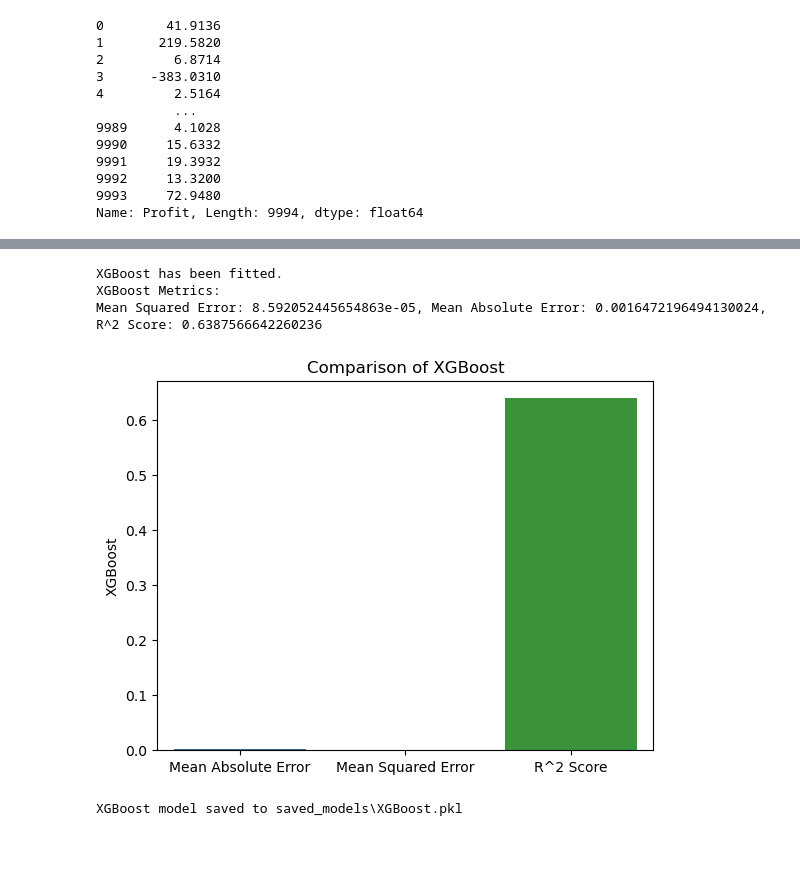
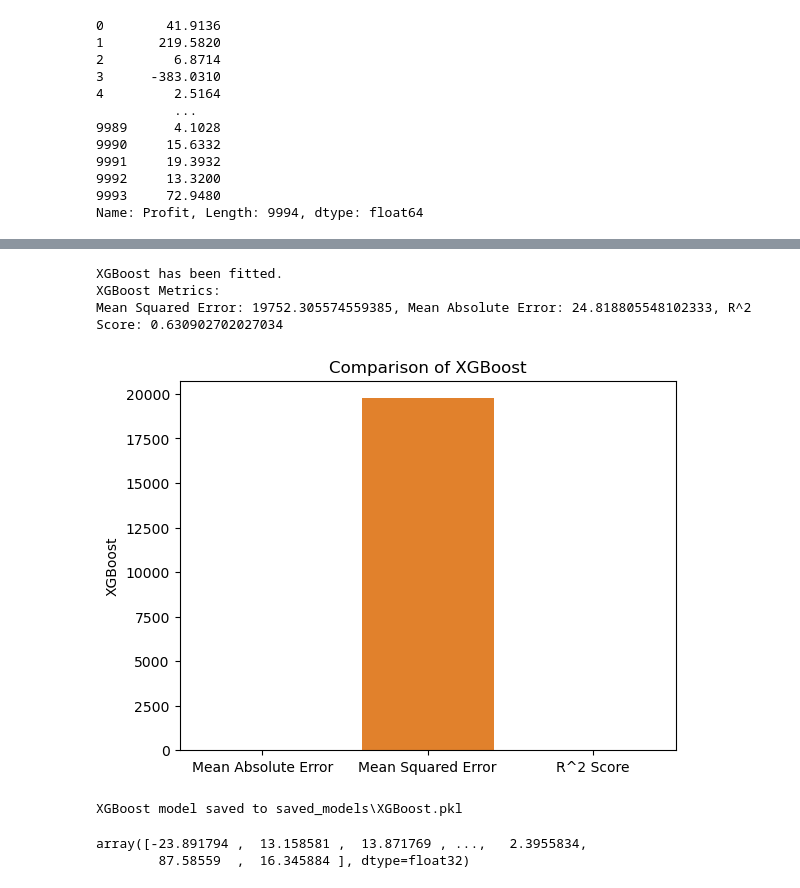
Before and after one commit to samietex/Streamlit_Tutorial, a Jupyter notebook: SuperStore/sales.ipynb, the cells around one changed output, grey strips where cells are left out. Cells and saved outputs as stored; diff of their text form; code cells hidden in the pictures; blank space fills up the shorter version.

```diff
--- a/SuperStore/sales.ipynb
+++ b/SuperStore/sales.ipynb
@@ -151,4 +154,11 @@ def encoder(df):
             lb = LabelEncoder()
             df[i] = lb.fit_transform(df[i])
             encoders[i] = lb  # Store the encoder
+
+    save_label_encoders(encoders)
+
     return df, encoders
+
+def save_label_encoders(encoders, directory='.'):
+    for col, lb in encoders.items():
+        joblib.dump(lb, os.path.join(directory, f'{col}_encoder.pkl'))
@@ -251,12 +364,16 @@ import xgboost as xgb
 from sklearn.preprocessing import MinMaxScaler
 
 class Models:
-    def __init__(self, data, target, encoders):
+    def __init__(self, x, target, encoders):
         self.encoders = encoders
-        x = data.drop(target, axis=1)
-        y = data[target]
+        self.x = x
+        self.y = target
+        #x = data.drop(target, axis=1)
+        #y = data[target]
 
-        self.x_train, self.x_test, self.y_train, self.y_test = train_test_split(x, y, test_size=0.3, random_state=42)
+
+
+        self.x_train, self.x_test, self.y_train, self.y_test = train_test_split(self.x, self.y, test_size=0.3, random_state=42)
 
         self.models = {
             'XGBoost': xgb.XGBRegressor(use_label_encoder=False)
@@ -277,62 +394,54 @@ class Models:
             r2 = r2_score(self.y_test, predictions)
 
             # Inverse scaling for target variable
-            inverse_scaled_predictions = self.inverse_scale_target(predictions, target_scaler)
+            #inverse_scaled_predictions = self.inverse_scale_target(predictions, target_scaler)
 
             self.metrics[name] = {'Mean Squared Error': mse, 'Mean Absolute Error': mae, 'R^2 Score': r2}
 
             print(f'{name} Metrics:')
             print(f'Mean Squared Error: {mse}, Mean Absolute Error: {mae}, R^2 Score: {r2}\n')
 
-            return inverse_scaled_predictions
-
-    def inverse_scale_target(self, scaled_target, scaler):
-        # Reshape the scaled target array if needed
-        scaled_target = scaled_target.reshape(-1, 1) if len(scaled_target.shape) == 1 else scaled_target
-
-        # Use the inverse_transform method of the scaler
-        inverse_scaled_target = scaler.inverse_transform(scaled_target)
-
-        # If the result is a 2D array with a single column, flatten it to a 1D array
-        if inverse_scaled_target.shape[1] == 1:
-            inverse_scaled_target = inverse_scaled_target.flatten()
-
-        return inverse_scaled_target
+            return predictions
 
     def visualize_comparison(self):
         metrics_df = pd.DataFrame(self.metrics)
         for metric in metrics_df.columns:
             sns.barplot(x=metrics_df.index, y=metrics_df[metric])
             plt.title(f'Comparison of {metric}')
             plt.ylabel(metric)
             plt.show()
 
     def save_model(self, directory='saved_models'):
         if not os.path.exists(directory):
             os.makedirs(directory)
 
         # Save models
         for name, model in self.models.items():
             filename = os.path.join(directory, f'{name}.pkl')
             with open(filename, 'wb') as file:
                 pickle.dump(model, file)
             print(f'{name} model saved to {filename}')
 
         # Save Label Encoders
         for col, lb in self.encoders.items():
             joblib.dump(lb, os.path.join(directory, f'{col}_encoder.pkl'))
 
 # Example usage:
-scaled_data = scaler(new_sales)
-target_scaler = MinMaxScaler().fit(new_sales[['Profit']])  # Assuming 'Profit' is the target variable
-model = Models(new_sales, 'Profit', encoders)
+#scaled_data = scaler(new_sales)
+#target_scaler = MinMaxScaler().fit(new_sales[['Profit']])  # Assuming 'Profit' is the target variable
+model = Models(x, y, encoders)
 model.fit_models()
-inverse_scaled_predictions = model.evaluate_models()
+predictions = model.evaluate_models()
 model.visualize_comparison()
 model.save_model()
 # %% [output]
 XGBoost has been fitted.
 XGBoost Metrics:
-Mean Squared Error: 8.592052445654863e-05, Mean Absolute Error: 0.0016472196494130024, R^2 Score: 0.6387566642260236
+Mean Squared Error: 19752.305574559385, Mean Absolute Error: 24.818805548102333, R^2 Score: 0.630902702027034
-[figure, old version]
+[figure, new version]
 XGBoost model saved to saved_models\XGBoost.pkl
+# %%
+predictions
+# %% [output]
+array([-23.891794 ,  13.158581 ,  13.871769 , ...,   2.3955834,
+        87.58559  ,  16.345884 ], dtype=float32)
```
Also changed, not shown: parts of 6 cells of this notebook, 19 other files.
